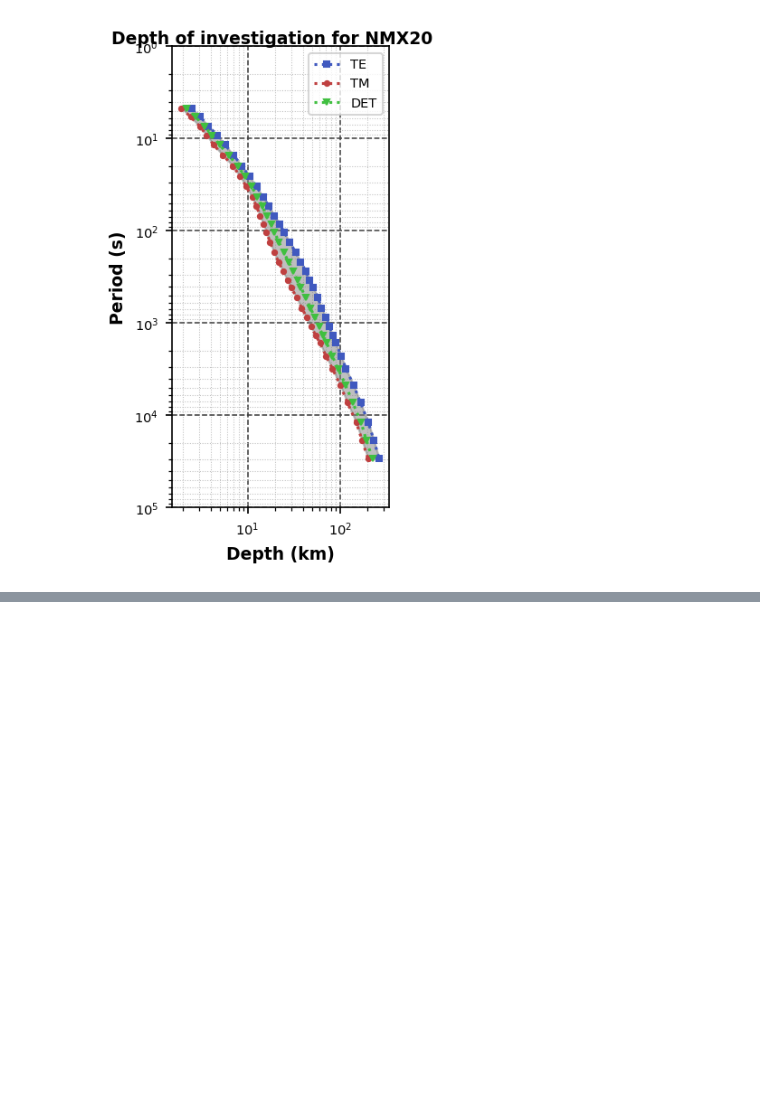
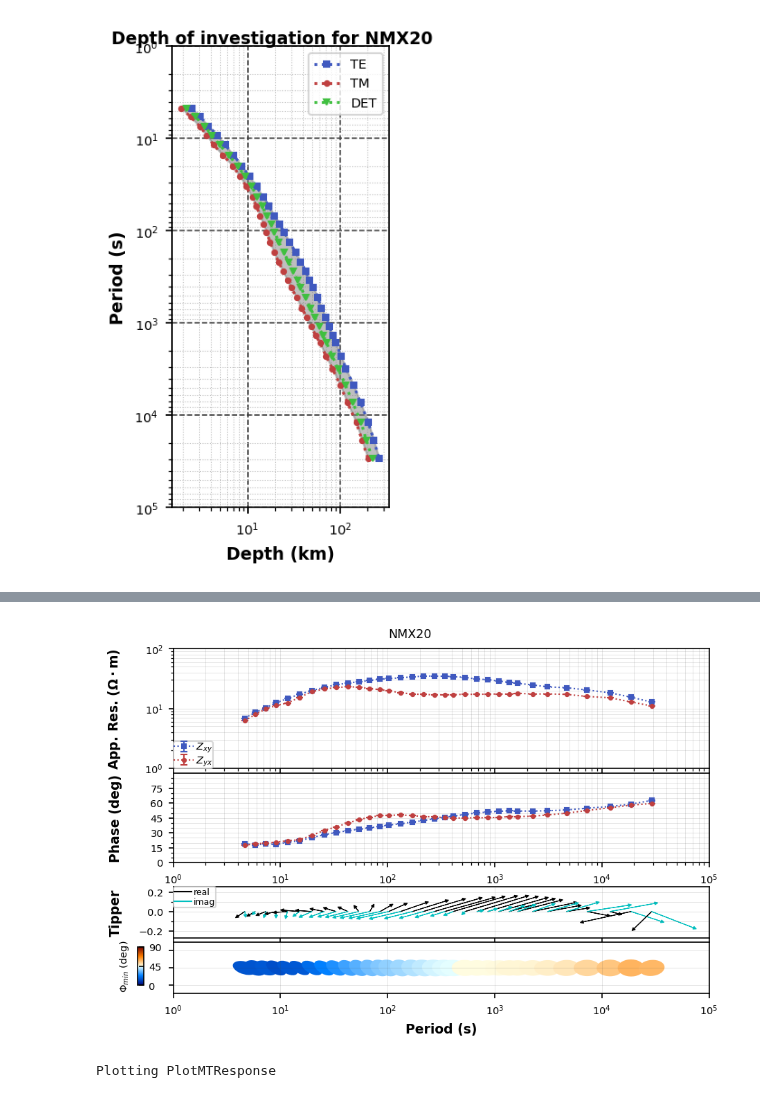
Before and after one commit to MTgeophysics/mtpy-v2, a Jupyter notebook: docs/source/notebooks/mt_object.ipynb, the cells around one changed output, grey strips where cells are left out. Saved outputs shown, nothing was run; the diff lists cells and outputs as text; code cells hidden in the pictures; blank space fills up the shorter version.

```diff
--- a/docs/source/notebooks/mt_object.ipynb
+++ b/docs/source/notebooks/mt_object.ipynb
@@ -448,0 +509,7 @@ plot_nb = mt_object.plot_depth_of_penetration()
+# %%
+static_shifted = mt_object.remove_static_shift(ss_x=1.5)
+# %%
+static_shifted.plot_mt_response()
+# %% [output]
+[figure, added]
+Plotting PlotMTResponse
```
Also changed, not shown: parts of 18 cells of this notebook, 4 other files.
